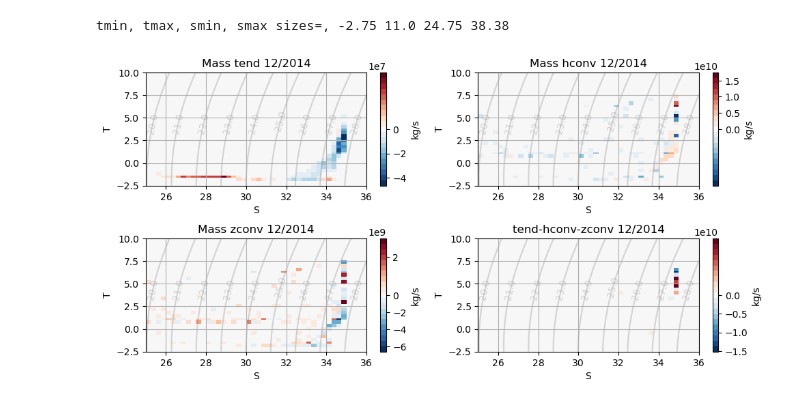
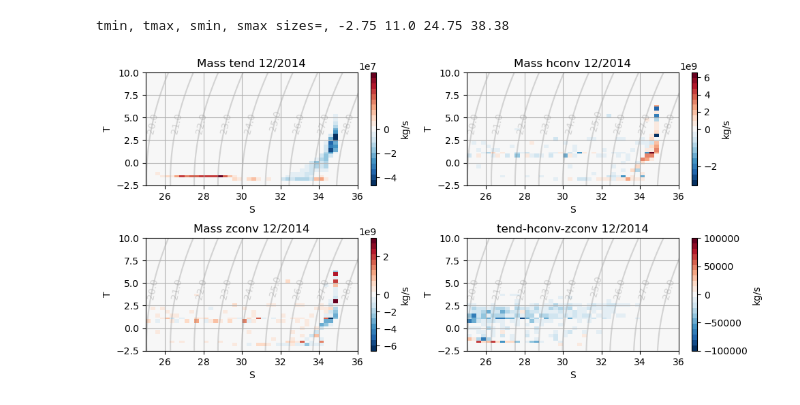
Before and after one commit to margaretmurakami/crios_backups, a Jupyter notebook: ASTE_270/offline_binning/Barents_budgeting.ipynb, the cells around one changed output. Cells and saved outputs as stored; diff of their text form; code cells hidden in the pictures.

Commit message:
trying to test budgeting, look at advective distribution in Barents

```diff
--- a/ASTE_270/offline_binning/Barents_budgeting.ipynb
+++ b/ASTE_270/offline_binning/Barents_budgeting.ipynb
@@ -592,0 +586,3 @@ budgO['hconv'].shape
+# %%
+for i,j in zip(np.where(mskBasin == iB)[0],np.where(mskBasin == iB)[1]):
+    print(i,j)
@@ -798,3 +816,7 @@ ds['zconv'],ds['fluxes_zconv'] = zconv,fluxes_zconv
 fluxes_tend_mesh = create_mesh(1,ds,nS,nT,npoints,"fluxes_tend",mskBasin,iB,dT,dS)
 fluxes_hconv_mesh = create_mesh(1,ds,nS,nT,npoints,"fluxes_hconv",mskBasin,iB,dT,dS)
 fluxes_zconv_mesh = create_mesh(1,ds,nS,nT,npoints,"fluxes_zconv",mskBasin,iB,dT,dS)
+# %%
+test = np.where(mskBasin == iB)
+idcs = np.where(test[1]<150)
+idcs[0].shape
@@ -801,4 +825,4 @@ fluxes_zconv_mesh = create_mesh(1,ds,nS,nT,npoints,"fluxes_zconv",mskBasin,iB,dT
 # %%
-fluxes_tend_mesh = np.nansum(fluxes_tend_mesh[0],axis=2)
-fluxes_hconv_mesh = np.nansum(fluxes_hconv_mesh[0],axis=2)
-fluxes_zconv_mesh = np.nansum(fluxes_zconv_mesh[0],axis=2)
+fluxes_tend_mesh = np.nansum(fluxes_tend_mesh[0][:,:,idcs[0]],axis=2)
+fluxes_hconv_mesh = np.nansum(fluxes_hconv_mesh[0][:,:,idcs[0]],axis=2)
+fluxes_zconv_mesh = np.nansum(fluxes_zconv_mesh[0][:,:,idcs[0]],axis=2)
@@ -900,32 +920,32 @@ cb = ax.pcolormesh(Sbin,Tbin,fluxes_zconv_mesh, norm=norm, cmap=cmap)
 cs = ax.contour(si, ti, dens2, colors="grey", zorder=1,alpha=0.3,levels=np.arange(20,30,1))
 cl=plt.clabel(cs,fontsize=10,inline=False,fmt="%.1f")
 
 # labels
 fig.colorbar(cb,label=ds.fluxes_zconv.attrs["units"])
 ax.set_title("Mass zconv 12/2014")
 ax.set_xlabel("S")
 ax.set_ylabel("T")
 ax.grid()
 ax.set_xlim(25,36)
 ax.set_ylim(-2.5,10)
 
 
 ax = plt.subplot(224)
-norm = TwoSlopeNorm(vcenter=0)
+norm = TwoSlopeNorm(vmin=-1e5,vcenter=0,vmax=1e5)
 cb = ax.pcolormesh(Sbin,Tbin,fluxes_tend_mesh - fluxes_zconv_mesh - fluxes_hconv_mesh, norm=norm, cmap=cmap)
 # # add isopycnals
 cs = ax.contour(si, ti, dens2, colors="grey", zorder=1,alpha=0.3,levels=np.arange(20,30,1))
 cl=plt.clabel(cs,fontsize=10,inline=False,fmt="%.1f")
 
 # labels
 fig.colorbar(cb,label=ds.fluxes_zconv.attrs["units"])
 ax.set_title("tend-hconv-zconv 12/2014")
 ax.set_xlabel("S")
 ax.set_ylabel("T")
 ax.grid()
 ax.set_xlim(25,36)
 ax.set_ylim(-2.5,10)
 
 fig.tight_layout(pad=1.0)
 # %% [output]
-[figure, old version]
+[figure, new version]
```
Also changed, not shown: parts of 7 cells of this notebook, 2 other files.
